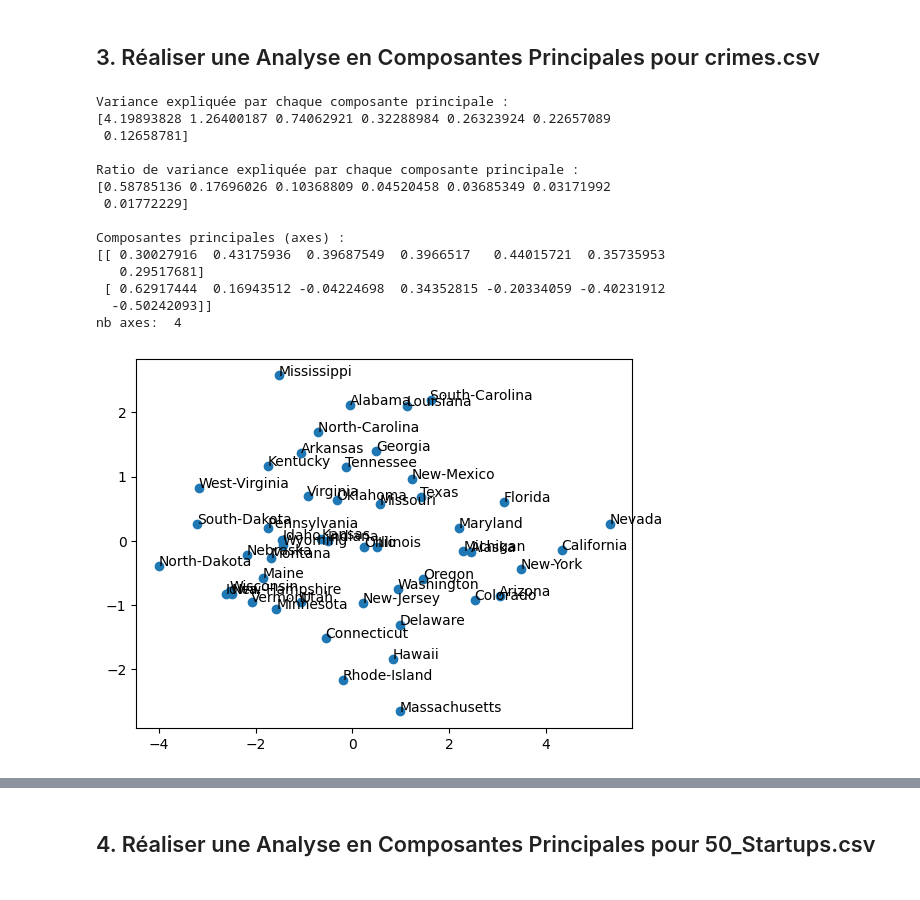
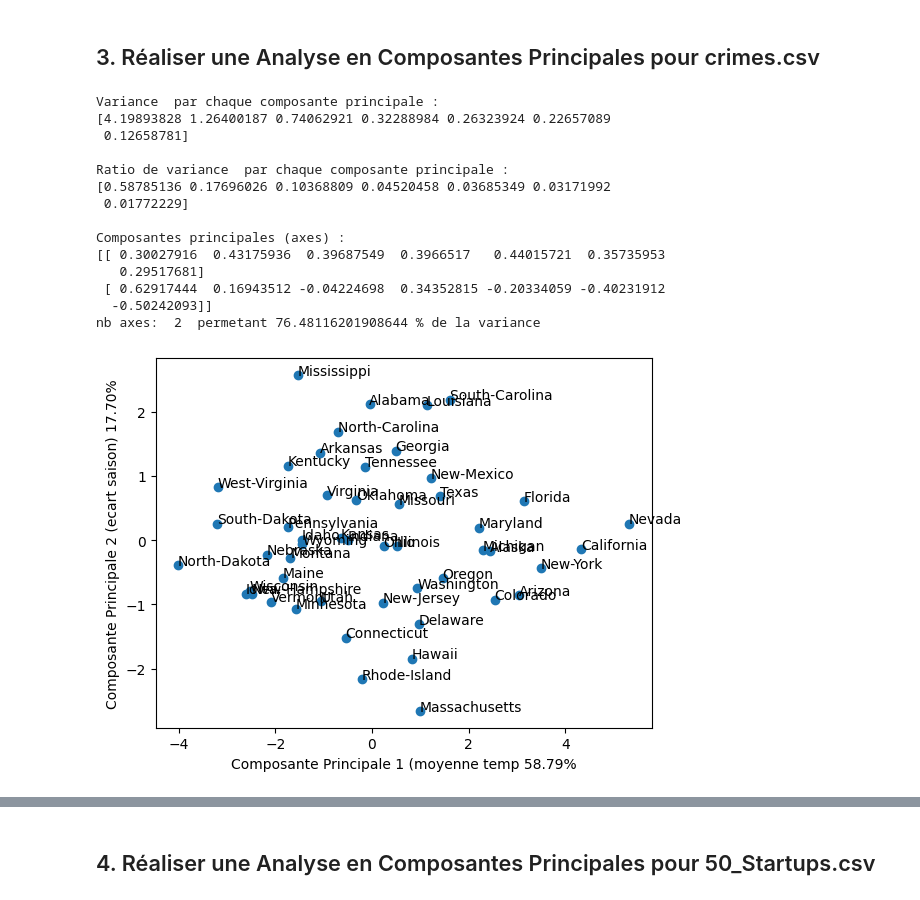
Before and after one commit to d4wae89d498/mif04, a Jupyter notebook: TP-ANS/MahdiBadreddine_MarcFaussurier.ipynb, the cells around one changed output, grey strips where cells are left out. Saved outputs shown, nothing was run; the diff lists cells and outputs as text; code cells hidden in the pictures.

```diff
--- a/TP-ANS/MahdiBadreddine_MarcFaussurier.ipynb
+++ b/TP-ANS/MahdiBadreddine_MarcFaussurier.ipynb
@@ -66,45 +118,45 @@ nb axes:  2
 data = pd.read_csv('./crimes.csv', sep=';')
 X = data.iloc[:, 1:].values
 labels = data.iloc[:, 0].values
 
 scaler = StandardScaler()
 X_scaled = scaler.fit_transform(X)
 
 pca = PCA()
 X_pca = pca.fit_transform(X_scaled)
 
-explained_variance = pca.explained_variance_
-explained_variance_ratio = pca.explained_variance_ratio_
-print("Variance expliquée par chaque composante principale :")
-print(explained_variance)
-print("\nRatio de variance expliquée par chaque composante principale :")
-print(explained_variance_ratio)
+print("Variance  par chaque composante principale :")
+print(pca.explained_variance_)
+print("\nRatio de variance  par chaque composante principale :")
+print(pca.explained_variance_ratio_)
 
-components = pca.components_
 print("\nComposantes principales (axes) :")
-print(components[:2])
+print(pca.components_[:2])
 
-pourcentage_cumulatif = np.cumsum(explained_variance) / np.sum(explained_variance)
-nombre_axes_necessaires = np.argmax(pourcentage_cumulatif >= 0.90) + 1
-print("nb axes: ", nombre_axes_necessaires)
+pourcentage_cumulatif = np.cumsum(pca.explained_variance_) / np.sum(pca.explained_variance_)
+nombre_axes_necessaires = np.argmax(pourcentage_cumulatif >= 0.76) + 1
+print("nb axes: ", nombre_axes_necessaires, f" permetant {(pca.explained_variance_ratio_[0] + pca.explained_variance_ratio_[1]) * 100} % de la variance")
+
 
 plt.scatter(X_pca[:, 0], X_pca[:, 1])
 for label, x, y in zip(labels, X_pca[:, 0], X_pca[:, 1]):
     plt.annotate(label, xy=(x, y), xytext=(-0.2, 0.2), textcoords='offset points')
+plt.xlabel(f'Composante Principale 1 (moyenne temp {pca.explained_variance_ratio_[0] * 100:.2f}%')
+plt.ylabel(f'Composante Principale 2 (ecart saison) {pca.explained_variance_ratio_[1] * 100:.2f}%')
 plt.show()
 # %% [output]
-Variance expliquée par chaque composante principale :
+Variance  par chaque composante principale :
 [4.19893828 1.26400187 0.74062921 0.32288984 0.26323924 0.22657089
  0.12658781]
 
-Ratio de variance expliquée par chaque composante principale :
+Ratio de variance  par chaque composante principale :
 [0.58785136 0.17696026 0.10368809 0.04520458 0.03685349 0.03171992
  0.01772229]
 
 Composantes principales (axes) :
 [[ 0.30027916  0.43175936  0.39687549  0.3966517   0.44015721  0.35735953
    0.29517681]
  [ 0.62917444  0.16943512 -0.04224698  0.34352815 -0.20334059 -0.40231912
   -0.50242093]]
-nb axes:  4
+nb axes:  2  permetant 76.48116201908644 % de la variance
-[figure, old version]
+[figure, new version]
```
Also changed, not shown: parts of 26 cells of this notebook.
